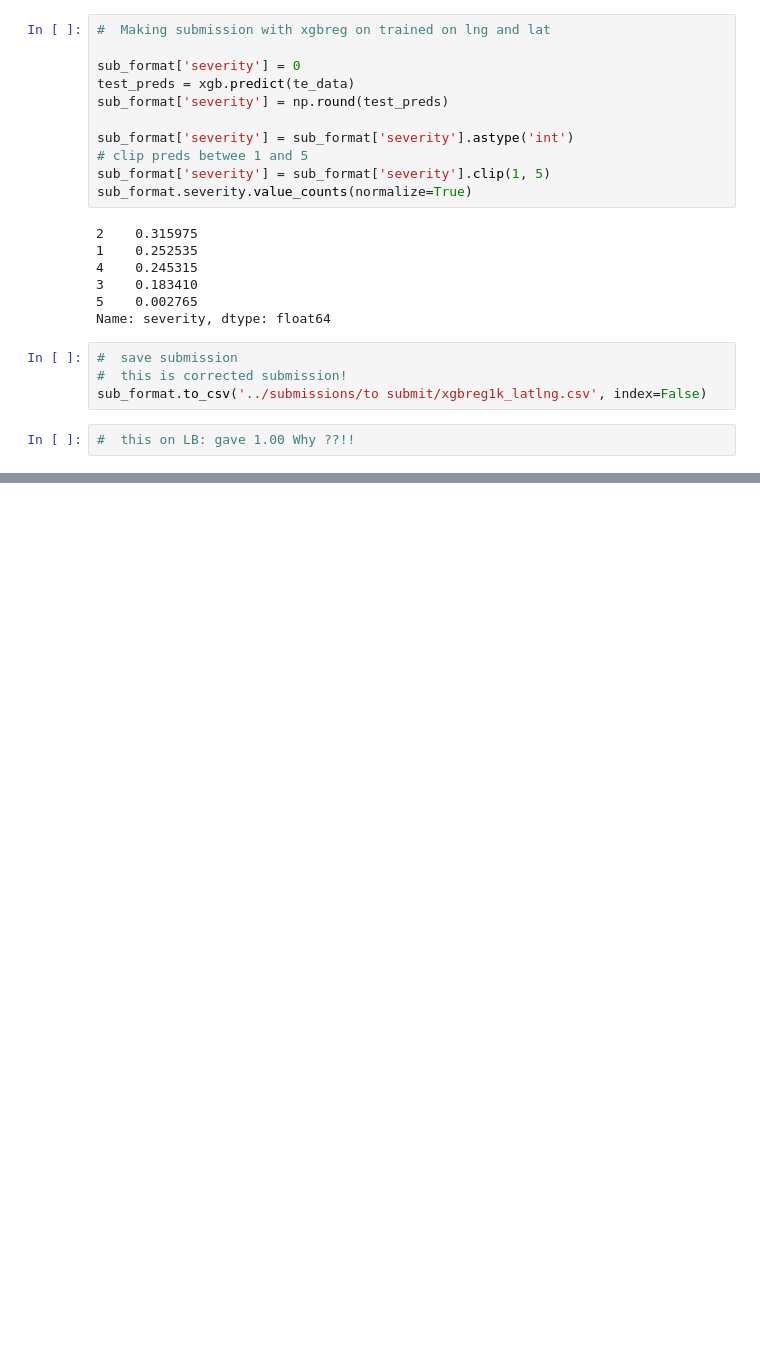
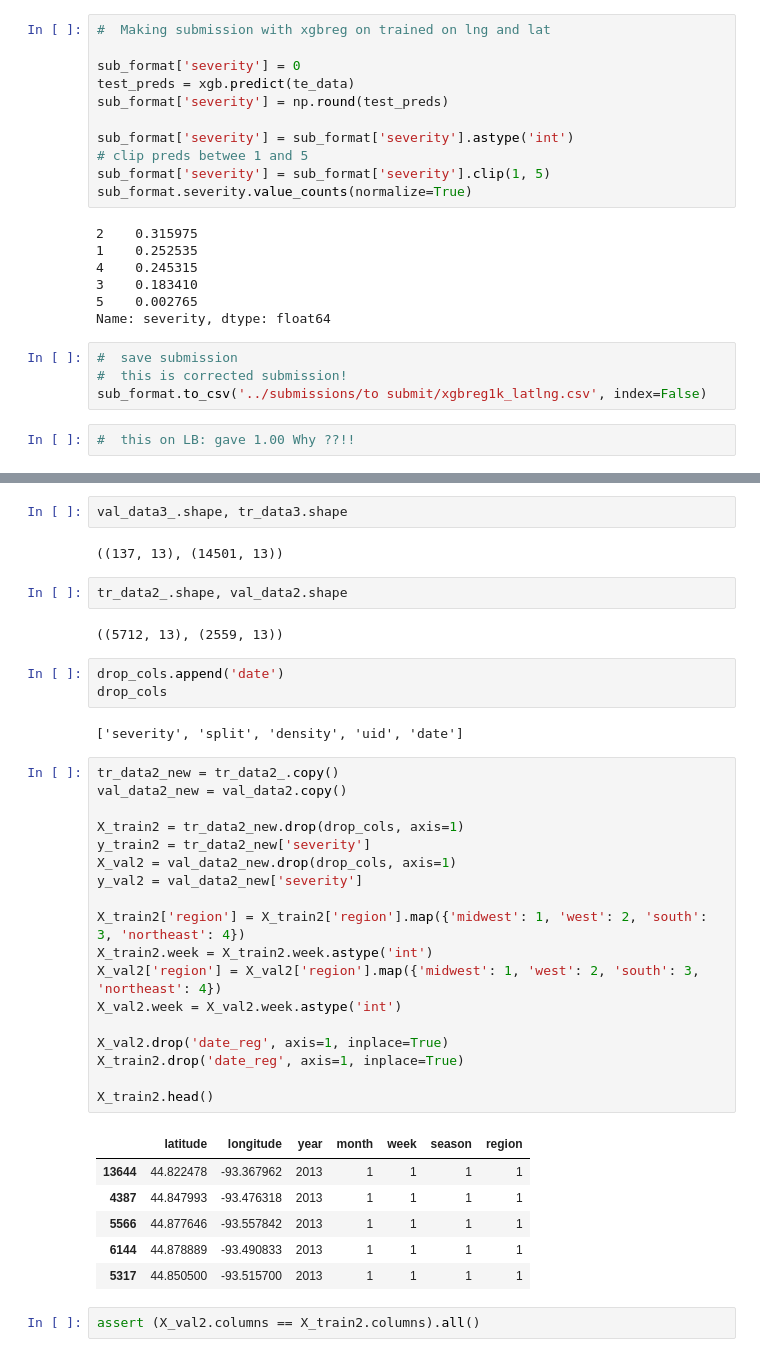
Before and after one commit to k-loki/Algal-bloom-Identification, a Jupyter notebook: notebooks/model_mtdata.ipynb, the cells around one changed output, grey strips where cells are left out. Saved outputs shown, nothing was run; the diff lists cells and outputs as text; blank space fills up the shorter version.

```diff
--- a/notebooks/model_mtdata.ipynb
+++ b/notebooks/model_mtdata.ipynb
@@ -993,0 +1055,40 @@ sub_format.to_csv('../submissions/to submit/xgbreg1k_latlng.csv', index=False)
+# %%
+val_data3_.shape, tr_data3.shape
+# %% [output]
+((137, 13), (14501, 13))
+# %%
+tr_data2_.shape, val_data2.shape
+# %% [output]
+((5712, 13), (2559, 13))
+# %%
+drop_cols.append('date')
+drop_cols
+# %% [output]
+['severity', 'split', 'density', 'uid', 'date']
+# %%
+tr_data2_new = tr_data2_.copy()
+val_data2_new = val_data2.copy()
+
+X_train2 = tr_data2_new.drop(drop_cols, axis=1)
+y_train2 = tr_data2_new['severity']
+X_val2 = val_data2_new.drop(drop_cols, axis=1)
+y_val2 = val_data2_new['severity']
+
+X_train2['region'] = X_train2['region'].map({'midwest': 1, 'west': 2, 'south': 3, 'northeast': 4})
+X_train2.week = X_train2.week.astype('int')
+X_val2['region'] = X_val2['region'].map({'midwest': 1, 'west': 2, 'south': 3, 'northeast': 4})
+X_val2.week = X_val2.week.astype('int')
+
+X_val2.drop('date_reg', axis=1, inplace=True)
+X_train2.drop('date_reg', axis=1, inplace=True)
+
+X_train2.head()
+# %% [output]
+|  | latitude | longitude | year | month | week | season | region |
+| 13644 | 44.822478 | -93.367962 | 2013 | 1 | 1 | 1 | 1 |
+| 4387 | 44.847993 | -93.476318 | 2013 | 1 | 1 | 1 | 1 |
+| 5566 | 44.877646 | -93.557842 | 2013 | 1 | 1 | 1 | 1 |
+| 6144 | 44.878889 | -93.490833 | 2013 | 1 | 1 | 1 | 1 |
+| 5317 | 44.850500 | -93.515700 | 2013 | 1 | 1 | 1 | 1 |
+# %%
+assert (X_val2.columns == X_train2.columns).all()
```
Also changed, not shown: parts of 30 cells of this notebook.
